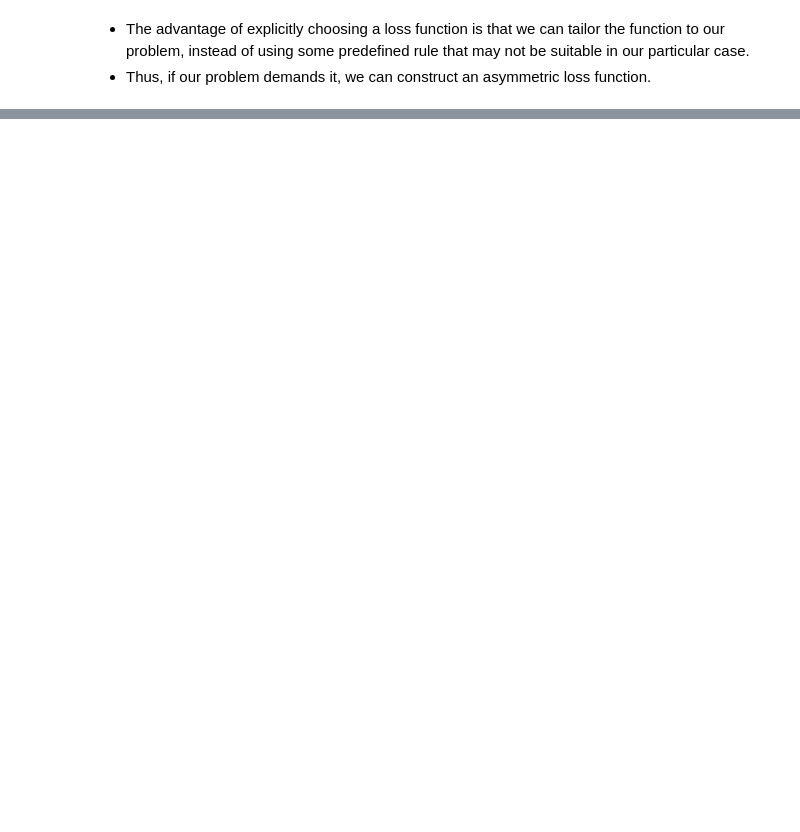
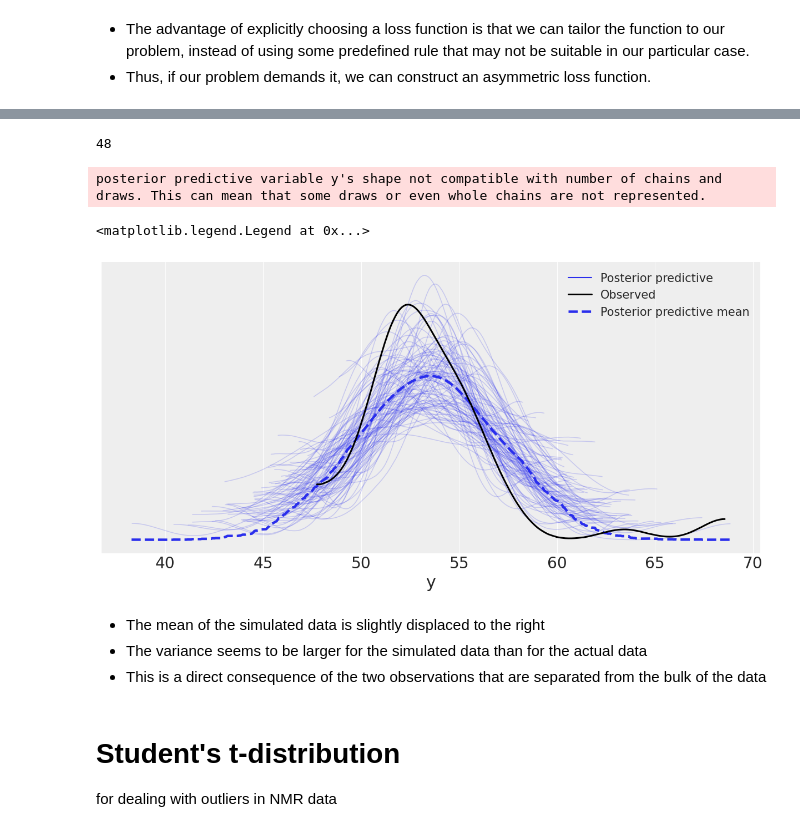
Before and after one commit to atharvakale31/PR_ML, a Jupyter notebook: Programming_Probastically.ipynb, the cells around one changed output, grey strips where cells are left out. Saved outputs shown, nothing was run; the diff lists cells and outputs as text; code cells hidden in the pictures; blank space fills up the shorter version.

```diff
--- a/Programming_Probastically.ipynb
+++ b/Programming_Probastically.ipynb
@@ -135,0 +216,2 @@ Text(0.5, 0, '$\\hat \\theta$')
+# %%
+y_pred_g = pm.sample_posterior_predictive(trace_g, 100, model_g)
@@ -136,3 +220,27 @@ Text(0.5, 0, '$\\hat \\theta$')
+# %%
+len(y_pred_g['y']) #100
+len(y_pred_g['y'][0]) #48
+#100 samples of size 48
+# %% [output]
+48
+# %%
+data_ppc = az.from_pymc3(trace=trace_g, posterior_predictive=y_pred_g)
+ax = az.plot_ppc(data_ppc, figsize=(12, 6), mean=True)
+ax.legend(fontsize=15)
+# %% [output]
+posterior predictive variable y's shape not compatible with number of chains and draws. This can mean that some draws or even whole chains are not represented.
+<matplotlib.legend.Legend at 0x...>
+[figure, added]
+# %% [markdown]
+
+
+
+*   The mean of the simulated data is slightly displaced to the right
+*   The variance seems to be larger for the simulated data than for the actual data
+* This is a direct consequence of the two observations that are separated from the bulk of the data
+# %% [markdown]
+# Student's t-distribution
+for dealing with outliers in NMR data
 # %%
 plt.figure(figsize=(10, 6))
 x_values = np.linspace(-10, 10, 500)
```
Also changed, not shown: parts of 35 cells of this notebook.
